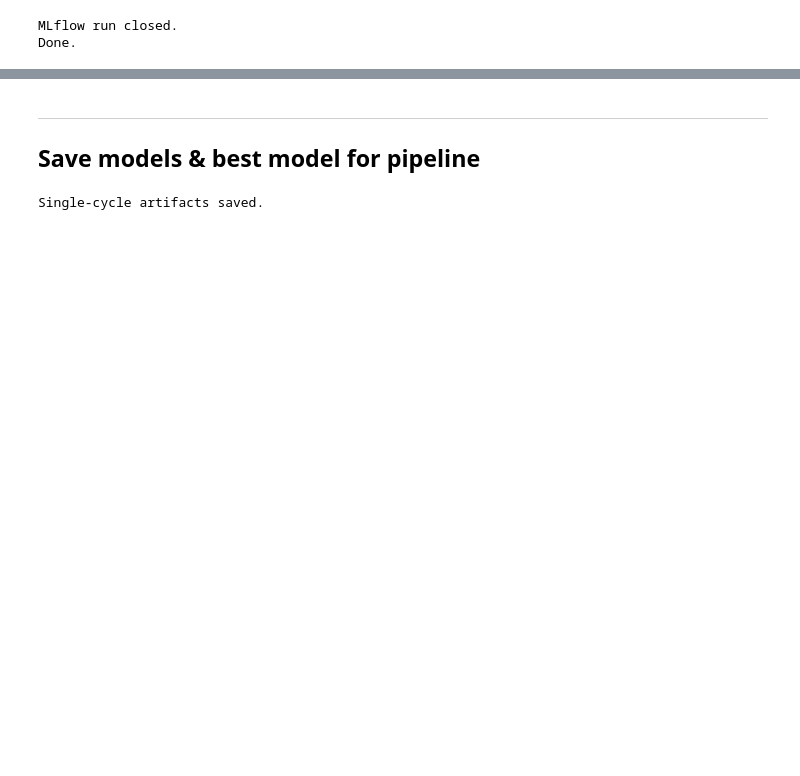
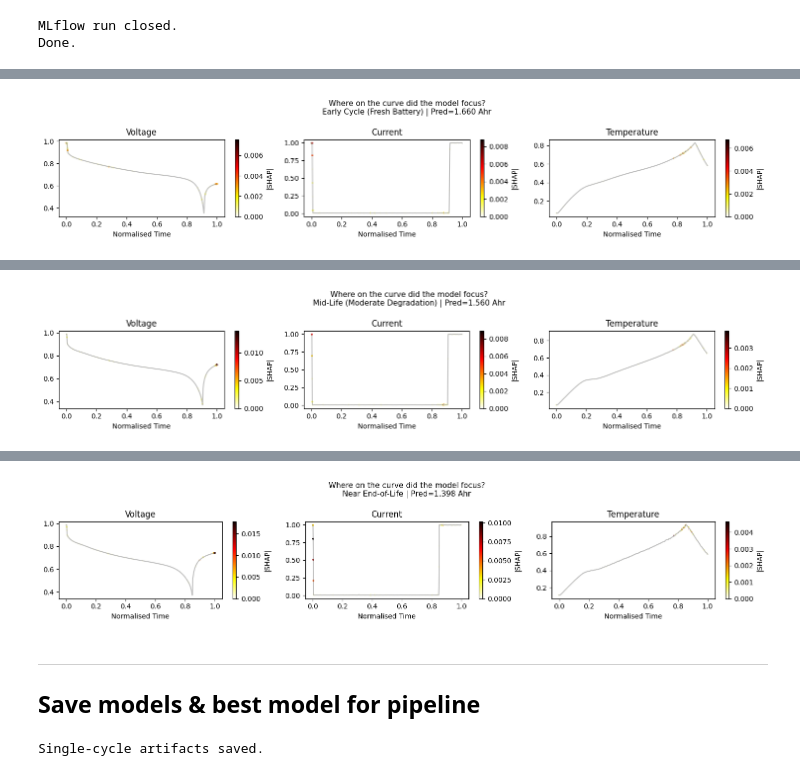
Before and after one commit to SKlv1ain/uav-battery-prognostics, a Jupyter notebook: ml/notebooks/01_train_single_cycle.ipynb, the cells around one changed output, grey strips where cells are left out. Drawn from its saved outputs; the diff is of its cells as text; code cells hidden in the pictures; blank space fills up the shorter version.

```diff
--- a/ml/notebooks/01_train_single_cycle.ipynb
+++ b/ml/notebooks/01_train_single_cycle.ipynb
@@ -712,0 +857,74 @@ Done.
+# %%
+# ── B6: SHAP for Single-Cycle XGBoost ───────────────────────────
+import shap
+import pandas as pd
+
+# Create column names: e.g. "V_t000", "I_t000", "T_t000", ...
+ch_short   = ['V', 'I', 'T']
+col_names  = [f"{ch_short[ch]}_t{t:03d}"
+              for t in range(N_TIMESTEPS) for ch in range(N_CH)]
+
+X_test_flat_df  = pd.DataFrame(X_test_flat,  columns=col_names)
+X_train_flat_df = pd.DataFrame(X_train_flat, columns=col_names)
+
+# SHAP — use a small background sample (KernelExplainer is slow on 3000 features)
+background     = shap.sample(X_train_flat_df, 50)
+explainer_xgb  = shap.TreeExplainer(xgb_model, background)
+shap_values_xgb = explainer_xgb(X_test_flat_df)
+# %%
+# ── B6: 3 Individual Test Cases — Single-Cycle ───────────────────
+test_cycles_sc = meta.loc[test_mask, 'cycle_idx'].values
+
+case_indices = [0, len(X_test_flat_df)//2, len(X_test_flat_df)-1]
+case_labels  = [
+    "Early Cycle (Fresh Battery)",
+    "Mid-Life (Moderate Degradation)",
+    "Near End-of-Life"
+]
+
+for idx, label in zip(case_indices, case_labels):
+    sample_flat  = X_test_flat_df.iloc[[idx]]
+    pred_scaled  = xgb_model.predict(sample_flat)[0]
+    pred         = scaler_y.inverse_transform([[pred_scaled]])[0][0]
+    actual       = y_test[idx]
+    cycle_num    = test_cycles_sc[idx]
+
+    print(f"\n{'='*65}")
+    print(f"  Case     : {label}")
+    print(f"  Cycle #  : {cycle_num}")
+    print(f"  Predicted Capacity : {pred:.4f} Ahr")
+    print(f"  Actual Capacity    : {actual:.4f} Ahr")
+    print(f"  Absolute Error     : {abs(pred - actual):.4f} Ahr")
+
+    # Aggregate SHAP by channel for plain-language output
+    sv_flat = shap_values_xgb.values[idx]              # (3000,)
+    sv_3d   = sv_flat.reshape(N_TIMESTEPS, N_CH)       # (1000, 3)
+    ch_shap = sv_3d.sum(axis=0)                        # net SHAP per channel
+
+    print(f"\n  🔋 Plain-Language Explanation:")
+    print(f"     The model estimates {pred:.3f} Ahr capacity for this discharge cycle.")
+    for ch, (ch_name, sv) in enumerate(zip(CHANNELS, ch_shap)):
+        direction = "pushed prediction UP" if sv > 0 else "pushed prediction DOWN"
+        magnitude = "strongly" if abs(sv) > 0.05 else "slightly"
+        short = ch_name.replace("_measured","")
+        print(f"     • {short}: {magnitude} {direction} (contribution: {sv:+.4f} Ahr)")
+
+    health_pct = (pred / 2.0) * 100
+    status = "✅ Healthy" if pred > 1.6 else ("⚠️ Degrading" if pred > 1.4 else "❌ Near End-of-Life")
+    print(f"     Battery Status: {status} ({health_pct:.1f}% of nominal 2.0 Ahr)")
+
+    # Visualise the raw curve for this cycle coloured by SHAP magnitude
+    fig, axes = plt.subplots(1, 3, figsize=(15, 3))
+    t = np.linspace(0, 1, N_TIMESTEPS)
+    for ch, ax in enumerate(axes):
+        ax.plot(t, X_test[idx, :, ch], color='grey', alpha=0.5, label='Signal')
+        sc = ax.scatter(t, X_test[idx, :, ch],
+                        c=np.abs(sv_3d[:, ch]), cmap='hot_r', s=3)
+        plt.colorbar(sc, ax=ax, label='|SHAP|')
+        ax.set_title(CHANNELS[ch].replace("_measured",""))
+        ax.set_xlabel("Normalised Time")
+    plt.suptitle(f"Where on the curve did the model focus?\n{label} | Pred={pred:.3f} Ahr", fontsize=11)
+    plt.tight_layout()
+    plt.savefig(f"single_cycle_shap_curve_{idx}.png", dpi=150)
+    plt.show()
+# %% [output]
@@ -712,0 +944 @@ Done.
+[figure, added]
@@ -712,0 +958 @@ Done.
+[figure, added]
@@ -713,3 +972,4 @@ Done.
+[figure, added]
 # %% [markdown]
 ---
 ## Save models & best model for pipeline
```
Also changed, not shown: parts of 17 cells of this notebook, 1 other file.
